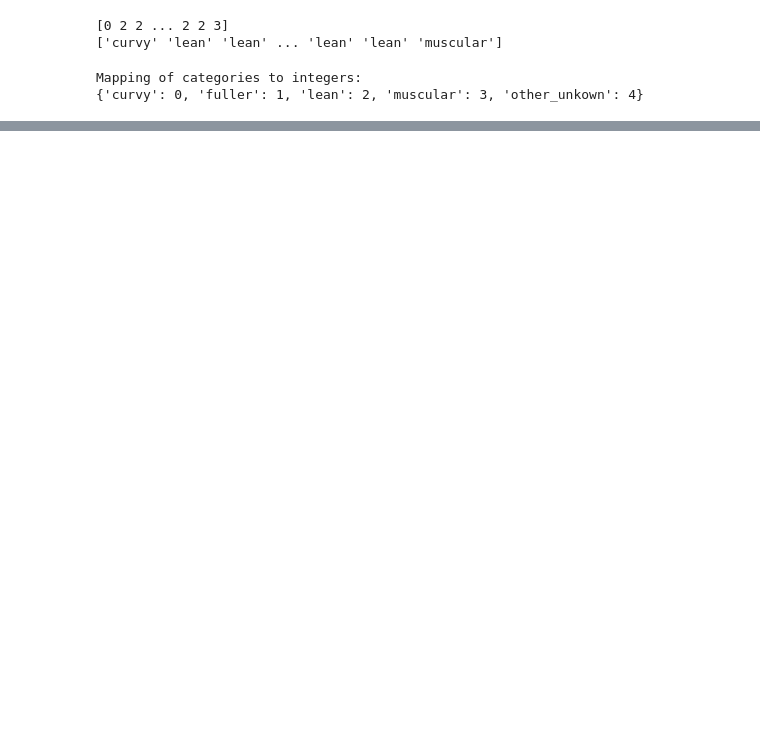
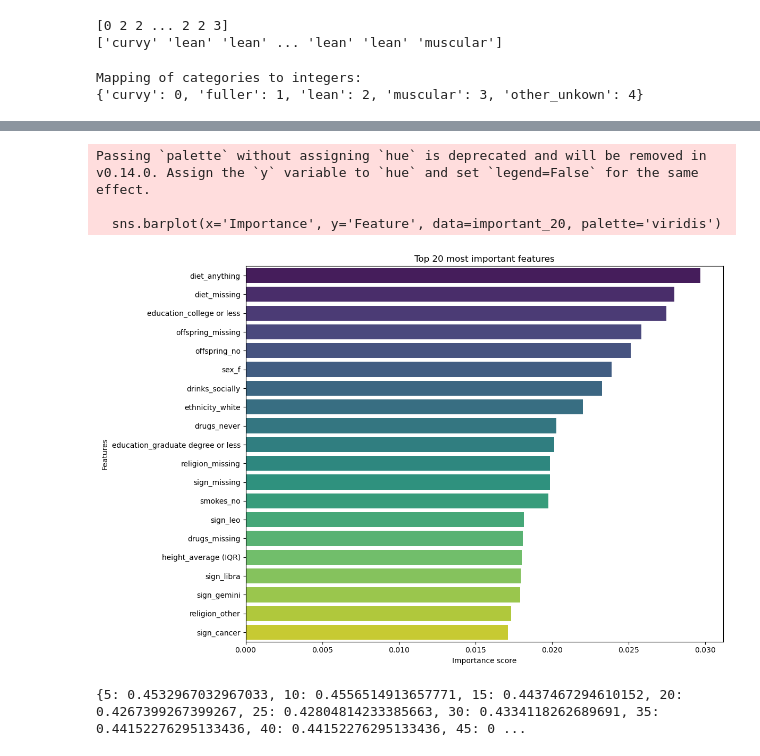
Before and after one commit to CrisFC4/OKCupid_ML_Project, a Jupyter notebook: date-a-scientist.ipynb, the cells around one changed output, grey strips where cells are left out. Cells and saved outputs as stored; diff of their text form; code cells hidden in the pictures; blank space fills up the shorter version.

Commit message:
Random_Forest_Body_Type

```diff
--- a/date-a-scientist.ipynb
+++ b/date-a-scientist.ipynb
@@ -709,0 +744,27 @@ x_missing_enc.head()
+# %%
+# Split the data into 'training + validation' and test sets (80-20 split)
+x_train_val, x_test, y_train_val, y_test = train_test_split(x_missing_enc, y_enc, test_size=0.2, random_state=42)
+
+# Split 'training + validation' into training and validation sets (80-20 split of the original training set)
+x_train, x_val, y_train, y_val = train_test_split(x_train_val, y_train_val, test_size=0.25, random_state=42)  # 0.25 * 0.8 = 0.2
+# %%
+# Train a random forest model with the training data
+rfc = RandomForestClassifier(random_state=42)
+rfc.fit(x_train, y_train)
+
+# Extract feature importances
+feature_importances = rfc.feature_importances_
+# Create a df with the feature importances
+importance_df = pd.DataFrame({
+    'Feature': x_train.columns,
+    'Importance': feature_importances
+})
+
+importance_df = importance_df.sort_values(by='Importance',ascending=False)
+print(importance_df.head(10))
+
+# Calculate score of the random forest using all the features
+scores = {}
+y_val_pred = rfc.predict(x_val)
+scores[127] = accuracy_score(y_val, y_val_pred)
+print(f'Validation accuracy for rfc_127 model: {scores[127]}')
@@ -709,0 +784,36 @@ x_missing_enc.head()
+# %%
+important_20 = importance_df.head(20)
+
+plt.figure(figsize=(12,8))
+sns.barplot(x='Importance', y='Feature', data=important_20, palette='viridis')
+plt.title('Top 20 most important features')
+plt.xlabel('Importance score')
+plt.ylabel('Features')
+plt.tight_layout()
+plt.show()
+# %% [output]
+Passing `palette` without assigning `hue` is deprecated and will be removed in v0.14.0. Assign the `y` variable to `hue` and set `legend=False` for the same effect.
+
+  sns.barplot(x='Importance', y='Feature', data=important_20, palette='viridis')
+[figure, added]
+# %%
+for n_features in range(5,81,5):
+    # Select the features and transform the x_train to contain only those features
+    features = importance_df.iloc[:n_features,0]
+    x_train_reduced = x_train[features]
+    x_val_reduced = x_val[features]
+    # Fit random fores classifier
+    rfc = RandomForestClassifier(random_state=42)
+    rfc.fit(x_train_reduced, y_train)
+    # Calculate the score of the model
+    y_val_pred = rfc.predict(x_val_reduced)
+    score = accuracy_score(y_val, y_val_pred)
+    scores[n_features] = score
+
+
+
+# Sort by keys
+scores_sorted = {key: scores[key] for key in sorted(scores)}
+print(scores_sorted)
+# %% [output]
+{5: 0.4532967032967033, 10: 0.4556514913657771, 15: 0.4437467294610152, 20: 0.4267399267399267, 25: 0.42804814233385663, 30: 0.4334118262689691, 35: 0.44152276295133436, 40: 0.44152276295133436, 45: 0 ...
```
Also changed, not shown: parts of 19 cells of this notebook.
